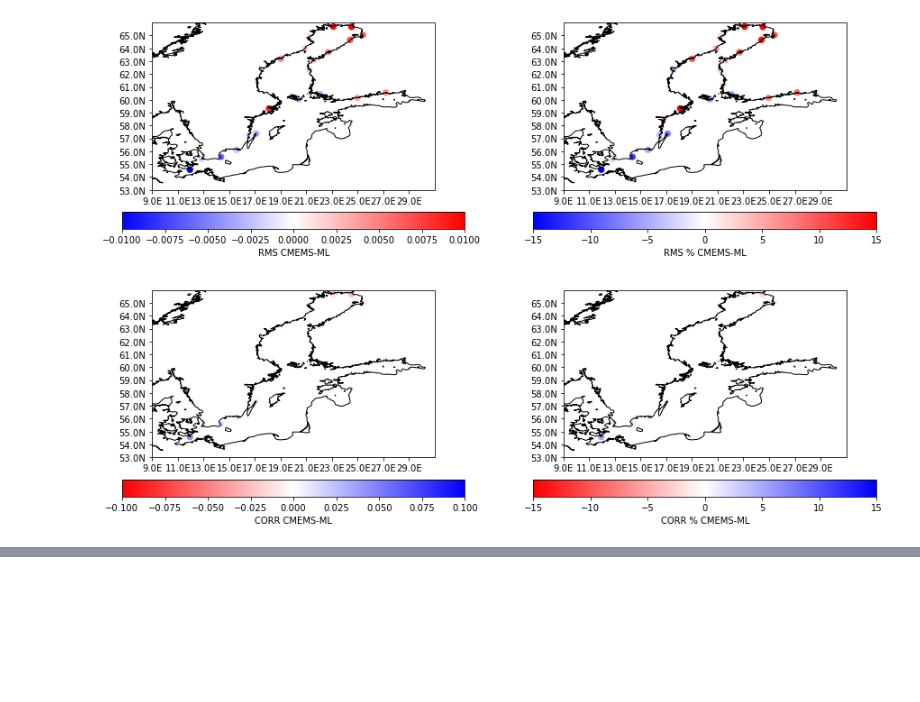
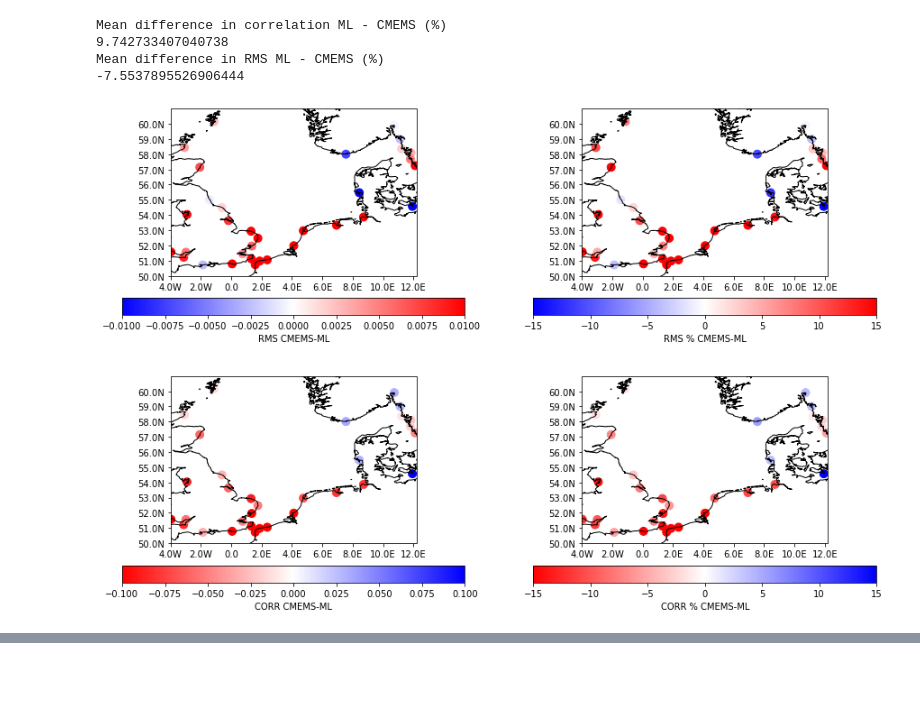
Before and after one commit to ne62rut/machine_learning_altimetry_validation, a Jupyter notebook: compare_TG_nodac.ipynb, the cells around one changed output, grey strips where cells are left out. Saved outputs shown, nothing was run; the diff lists cells and outputs as text; code cells hidden in the pictures; blank space fills up the shorter version.

```diff
--- a/compare_TG_nodac.ipynb
+++ b/compare_TG_nodac.ipynb
@@ -54,7 +54,7 @@ def low_pass_weights(window, cutoff):
 #/nfs/public_ads/Oelsmann/marcello/gesla_v2/gesla_v2_northsea_balticsea.nc
 
 
-region = 'BALTIC'
+region = 'NORTHSEA'
 
 start_time = '01/01/2004'
 
@@ -408,9 +408,9 @@ for count_TG in tg_dac.x[0:] :
 #     stddiff_ML[count_TG]=np.std(alti["sla_predicted"]) - np.std(tg["sla_dac"])
 #     stddiff_cmems[count_TG]=  np.std(cmems["sla_predicted"]) - np.std(tg["sla_dac"])
 
-    std_ML[count_TG]=np.nanstd(alti["sla_predicted"])
-    std_cmems[count_TG]=  np.nanstd(cmems["sla_predicted"])
-    std_tg[count_TG]=  np.nanstd(tg["sla_dac"])
+    std_ML[count_TG]=scipy.stats.iqr(alti["sla_predicted"],nan_policy='omit')#np.rms(alti["sla_predicted"])
+    std_cmems[count_TG]=  scipy.stats.iqr(cmems["sla_predicted"],nan_policy='omit')#np.rms(cmems["sla_predicted"])
+    std_tg[count_TG]=  scipy.stats.iqr(tg["sla_dac"],nan_policy='omit')#np.rms(tg["sla_dac"])
 
     counter = counter + 1
 
@@ -595,7 +595,7 @@ def single_plot(rms_cmemsvsML_plot,min_sl,max_sl,counter,row_total,col_total,fig
     ax.set_yticks(np.arange(min_lat,max_lat,1), crs=ccrs.PlateCarree())
 
     #ax = plt.axes(projection=ccrs.Miller())
-    img=plt.scatter(lon, lat, c=ssh, s=40, cmap=colormap, alpha=1)
+    img=plt.scatter(lon, lat, c=ssh, s=80, cmap=colormap, alpha=1)
     ax.coastlines(resolution='10m', color='black', linewidth=1)
     plt.xlim(min_lon,max_lon)
 
@@ -619,60 +619,57 @@ def single_plot(rms_cmemsvsML_plot,min_sl,max_sl,counter,row_total,col_total,fig
 
 
 
 
 # Absolute differences in RMS, Correlation and standard deviation
 rms_cmemsvsML_plot=np.vstack([np.asarray(tg_dac.lon.values,dtype=float),np.asarray(tg_dac.lat.values,dtype=float),rms_cmems-rms_ML,])
 corr_cmemsvsML_plot=np.vstack([np.asarray(tg_dac.lon.values,dtype=float),np.asarray(tg_dac.lat.values,dtype=float),corr_cmems-corr_ML,])
 
 # Percentage differences in RMS and Correlation
 rms_pc_cmemsvsML_plot=np.vstack([np.asarray(tg_dac.lon.values,dtype=float),np.asarray(tg_dac.lat.values,dtype=float),((rms_cmems-rms_ML)/rms_ML)*100,])
 corr_pc_cmemsvsML_plot=np.vstack([np.asarray(tg_dac.lon.values,dtype=float),np.asarray(tg_dac.lat.values,dtype=float),((corr_cmems-corr_ML)/corr_ML)*100,])
 
 
 fig = plt.figure(figsize = (15, 10))
 
 min_sl = -0.01
 max_sl = 0.01
 single_plot(rms_cmemsvsML_plot,min_sl,max_sl,1,2,2,fig,min_lat,max_lat,min_lon,max_lon,r'RMS CMEMS-ML','bwr')
 
 min_sl = -15
 max_sl = 15
 single_plot(rms_pc_cmemsvsML_plot,min_sl,max_sl,2,2,2,fig,min_lat,max_lat,min_lon,max_lon,r'RMS % CMEMS-ML','bwr')
 
-min_sl = -0.10
-max_sl = 0.10
+if region in {'BALTIC'} :
+    min_sl = -0.05
+    max_sl = 0.05
+elif region in {'NORTHSEA'} :
+    min_sl = -0.10
+    max_sl = 0.10
+
 single_plot(corr_cmemsvsML_plot,min_sl,max_sl,3,2,2,fig,min_lat,max_lat,min_lon,max_lon,r'CORR CMEMS-ML','bwr_r')
 
-min_sl = -15
-max_sl = 15
+if region in {'BALTIC'} :
+    min_sl = -5
+    max_sl = 5
+elif region in {'NORTHSEA'} :
+    min_sl = -15
+    max_sl = 15
 single_plot(corr_pc_cmemsvsML_plot,min_sl,max_sl,4,2,2,fig,min_lat,max_lat,min_lon,max_lon,r'CORR % CMEMS-ML','bwr_r')
 
 
-# fig = plt.figure(figsize = (15, 10))
-# ax = plt.axes(projection=ccrs.PlateCarree())
-# ax.coastlines(resolution='10m', color='black', linewidth=1)
+# Correlation
+print('Mean difference in correlation ML - CMEMS (%)')
+print(np.nanmean((corr_ML - corr_cmems) / corr_cmems * 100))
 
-# ax.set_xticks(np.arange(min_lon,max_lon,2), crs=ccrs.PlateCarree())
-# ax.set_yticks(np.arange(min_lat,max_lat,1), crs=ccrs.PlateCarree())
-
-
-# ax.set_extent([min_lon,max_lon,min_lat,max_lat,])
-
-# scat = plt.scatter(rms_cmemsvsML_plot[0,:], rms_cmemsvsML_plot[1,:], c = rms_cmemsvsML_plot[2,:], edgecolor = 'none', alpha = 1, zorder = 3,s=80,
-#                   vmin=-0.02, vmax=0.02,cmap='bwr')
-
-
-# lon_formatter = cart.mpl.ticker.LongitudeFormatter(number_format='.1f',
-#                                   degree_symbol='',
-#                                   dateline_direction_label=True)
-# lat_formatter = cart.mpl.ticker.LatitudeFormatter(number_format='.1f',
-#                                  degree_symbol='')
-# ax.xaxis.set_major_formatter(lon_formatter)
-# ax.yaxis.set_major_formatter(lat_formatter)
-# plt.colorbar(scat,label=r'RMS CMEMS - ML (m)')
-# plt.clim(-0.01, 0.01)
+# RMS
+print('Mean difference in RMS ML - CMEMS (%)')
+print(np.nanmean((rms_ML - rms_cmems) / rms_cmems *100))
 # %% [output]
+Mean difference in correlation ML - CMEMS (%)
+9.742733407040738
+Mean difference in RMS ML - CMEMS (%)
+-7.5537895526906444
-[figure, old version]
+[figure, new version]
 # %%
 #Standard Deviations
 
```
Also changed, not shown: parts of 8 cells of this notebook, 1 other file.
